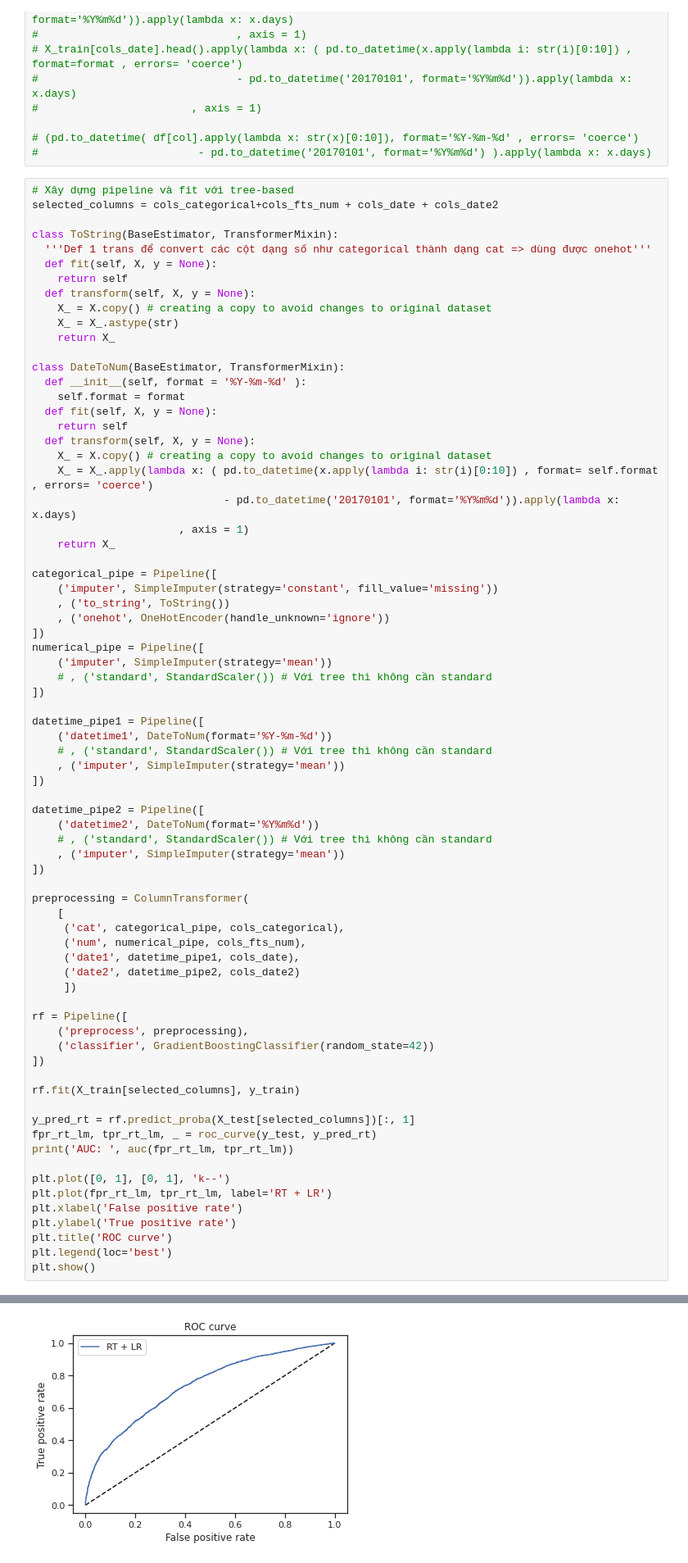
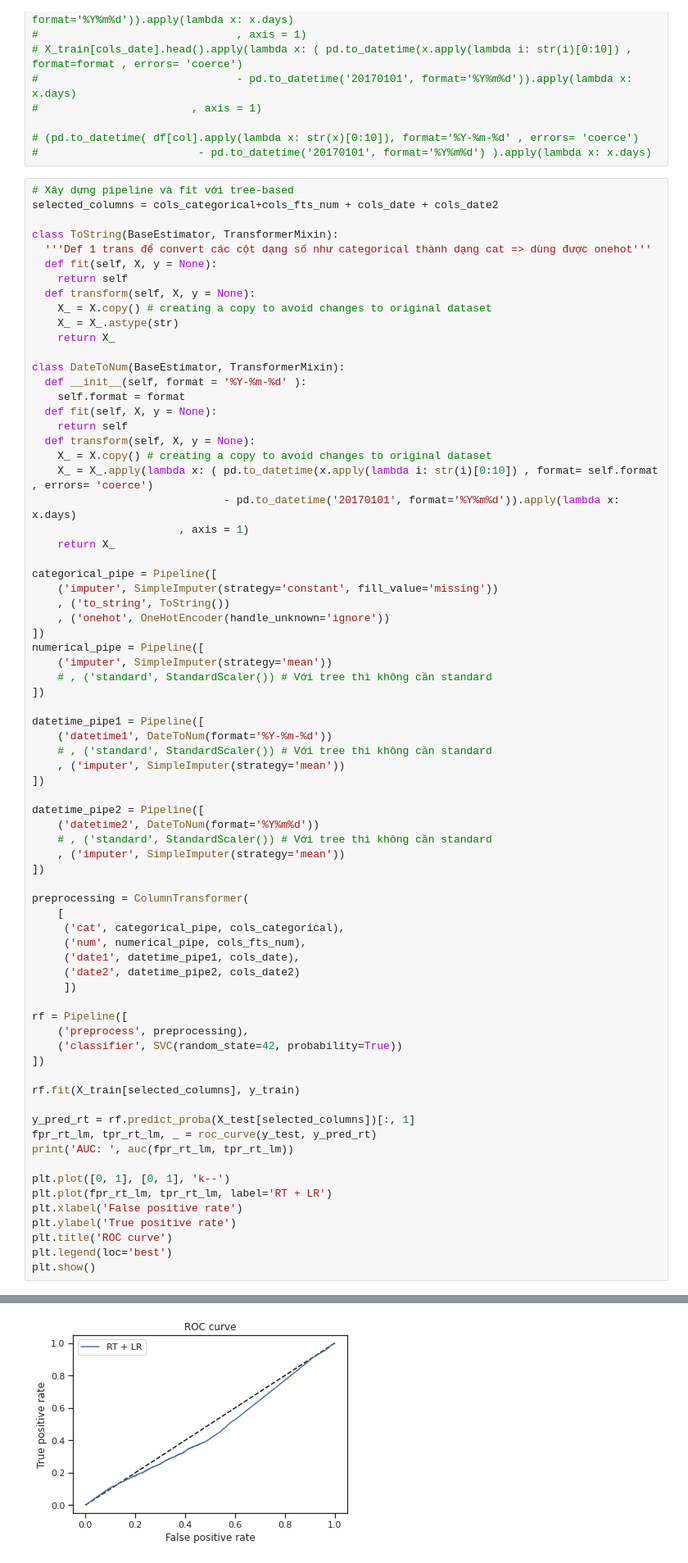
Before and after one commit to quanvu0996/compet, a Jupyter notebook: kalapa_4student_traditional_ML.ipynb, the cells around one changed output, grey strips where cells are left out. Shown at 82% size. Drawn from its saved outputs; the diff is of its cells as text.

```diff
--- a/kalapa_4student_traditional_ML.ipynb
+++ b/kalapa_4student_traditional_ML.ipynb
@@ -157,7 +157,7 @@ preprocessing = ColumnTransformer(
 
 rf = Pipeline([
     ('preprocess', preprocessing),
-    ('classifier', GradientBoostingClassifier(random_state=42))
+    ('classifier', SVC(random_state=42, probability=True))
 ])
 
 rf.fit(X_train[selected_columns], y_train)
@@ -178,4 +178,4 @@ AUC:  0.7369545858829882
-[figure, old version]
+[figure, new version]
 # %%
 # X_train[cols_date].apply(lambda x: ( pd.to_datetime(x.apply(lambda i: str(i)[0:10]) , format=format , errors= 'coerce')
 #                               - pd.to_datetime('20170101', format='%Y%m%d')).apply(lambda x: x.days)
```
Also changed, not shown: parts of 2 cells of this notebook.
